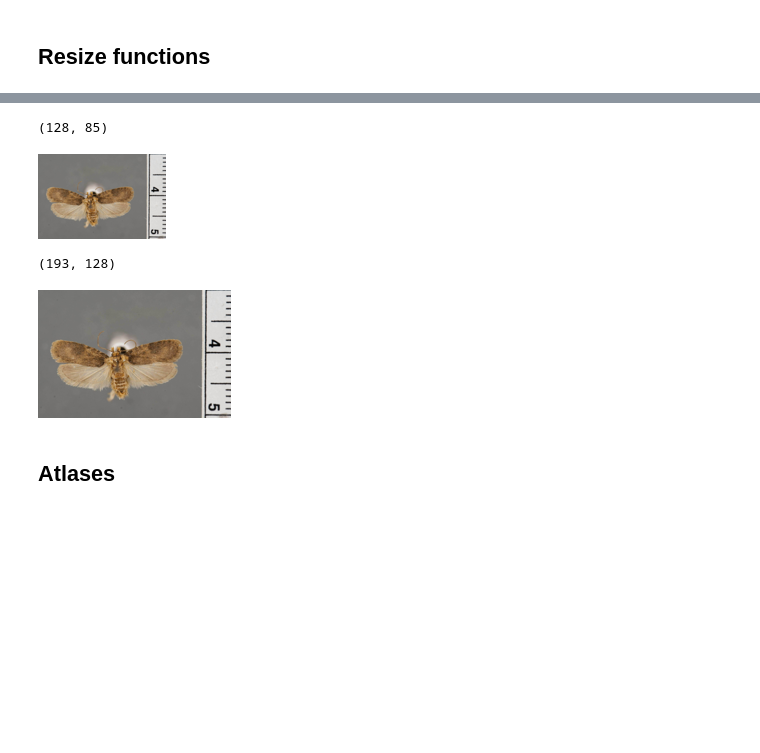
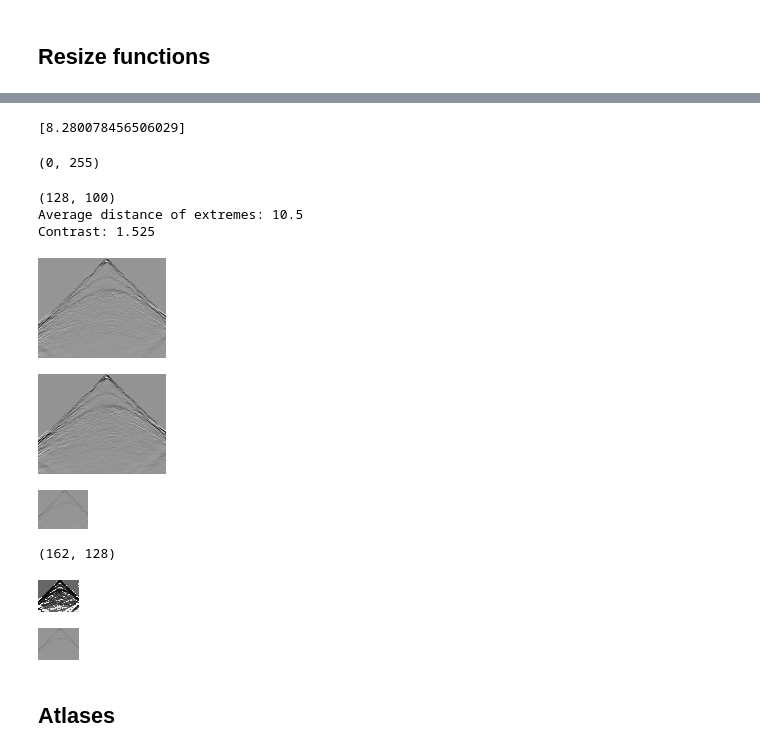
Before and after one commit to fr1ll/clip-plot, a Jupyter notebook: nbs/03_images.ipynb, the cells around one changed output, grey strips where cells are left out. Drawn from its saved outputs; the diff is of its cells as text; code cells hidden in the pictures; blank space fills up the shorter version.

```diff
--- a/nbs/03_images.ipynb
+++ b/nbs/03_images.ipynb
@@ -50,7 +52,8 @@ def load_image(image_path:str, format:str="RGB")->pil_image:
 
 # test how Image.thumbnail works for different heights
 
-testimage = Path("../tests/smithsonian_butterflies_10/jpgs/3fee89f9b-ba5c-4f2e-8532-6e390e2cf0c9.jpg")
+# testimage = Path("../tests/smithsonian_butterflies_10/jpgs/3fee89f9b-ba5c-4f2e-8532-6e390e2cf0c9.jpg")
+testimage = Path("../datasets/internet-seismic/SLIM_figure-1d.jpg")
 im = pil_image.open(testimage)
 im
 # %% [output]
@@ -90,3 +93,19 @@ def resize_to_height(img, h=128):
     w = np.round(h*(img.width/img.height))
     w = np.max([w,h]).astype(int)
     return img.resize((w,h), reducing_gap=2.0)
+# %%
+#| export
+
+def autocontrast_symmetric(img: pil_image):
+    '''
+    normalize histogram based on average highs and lows
+    based on PIL's autocontrast, but with modification to make symmetric
+    and also no option to clip the histogram
+    '''
+    lo,hi = Stat(img.convert("L")).extrema[0]
+    avg_lack = (lo + hi - 255)/2
+    print(f"Average distance of extremes: {avg_lack}")
+    contrast_level = min(2.0, 1.0 + avg_lack/20)
+    print(f"Contrast: {contrast_level}")
+    contrast = ImageEnhance.Contrast(img)
+    return contrast.enhance(contrast_level)
@@ -93,19 +172,44 @@ def resize_to_height(img, h=128):
+# %%
+from PIL.ImageStat import Stat
+
+Stat(resize_to_height(im, h=128).convert("L")).stddev
+# %% [output]
+[8.280078456506029]
+# %%
+Stat(resize_to_height(im, h=600).convert("L")).extrema[0]
+# %% [output]
+(0, 255)
 # %%
 #| hide
 
 print(resize_to_max_side(im, n=128).size)
-resize_to_max_side(im, n=128)
+autocontrast_symmetric(resize_to_max_side(im, n=128))
 # %% [output]
-(128, 85)
+(128, 100)
+Average distance of extremes: 10.5
+Contrast: 1.525
-[figure, old version]
+[figure, new version]
+# %%
+ImageOps.autocontrast(resize_to_max_side(im, n=128))
+# %% [output]
+[figure, added]
+# %%
+resize_to_max_side(im, n=50)
+# %% [output]
+[figure, added]
 # %%
 #| hide
 
 print(resize_to_height(im, h=128).size)
-resize_to_height(im, h=128)
+# resize_to_height(im, h=32)
+ImageOps.equalize(resize_to_height(im, h=32))
 # %% [output]
-(193, 128)
+(162, 128)
-[figure, old version]
+[figure, new version]
+# %%
+resize_to_height(im, h=32)
+# %% [output]
+[figure, added]
 # %% [markdown]
 ## Atlases
 # %%
```
Also changed, not shown: parts of 4 cells of this notebook, 2 other files.
